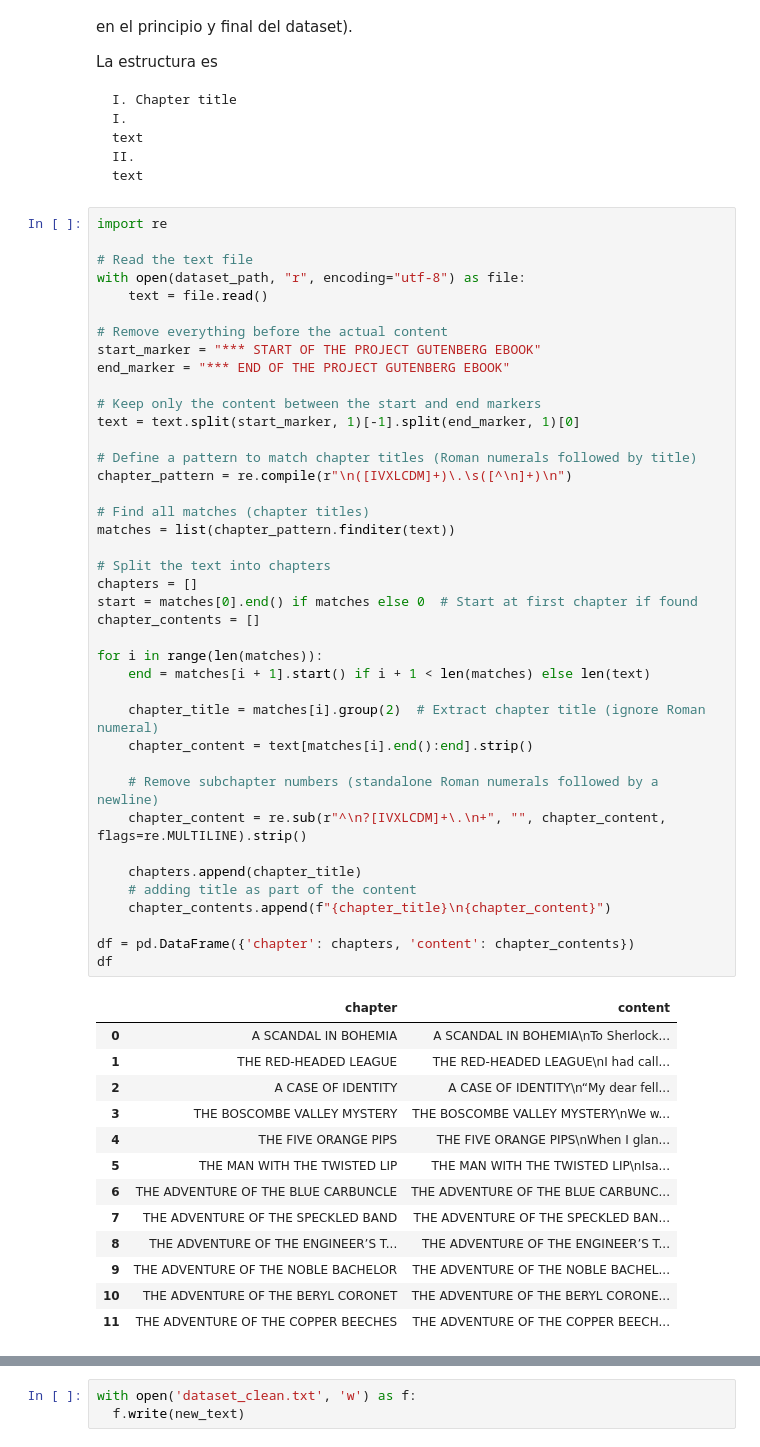
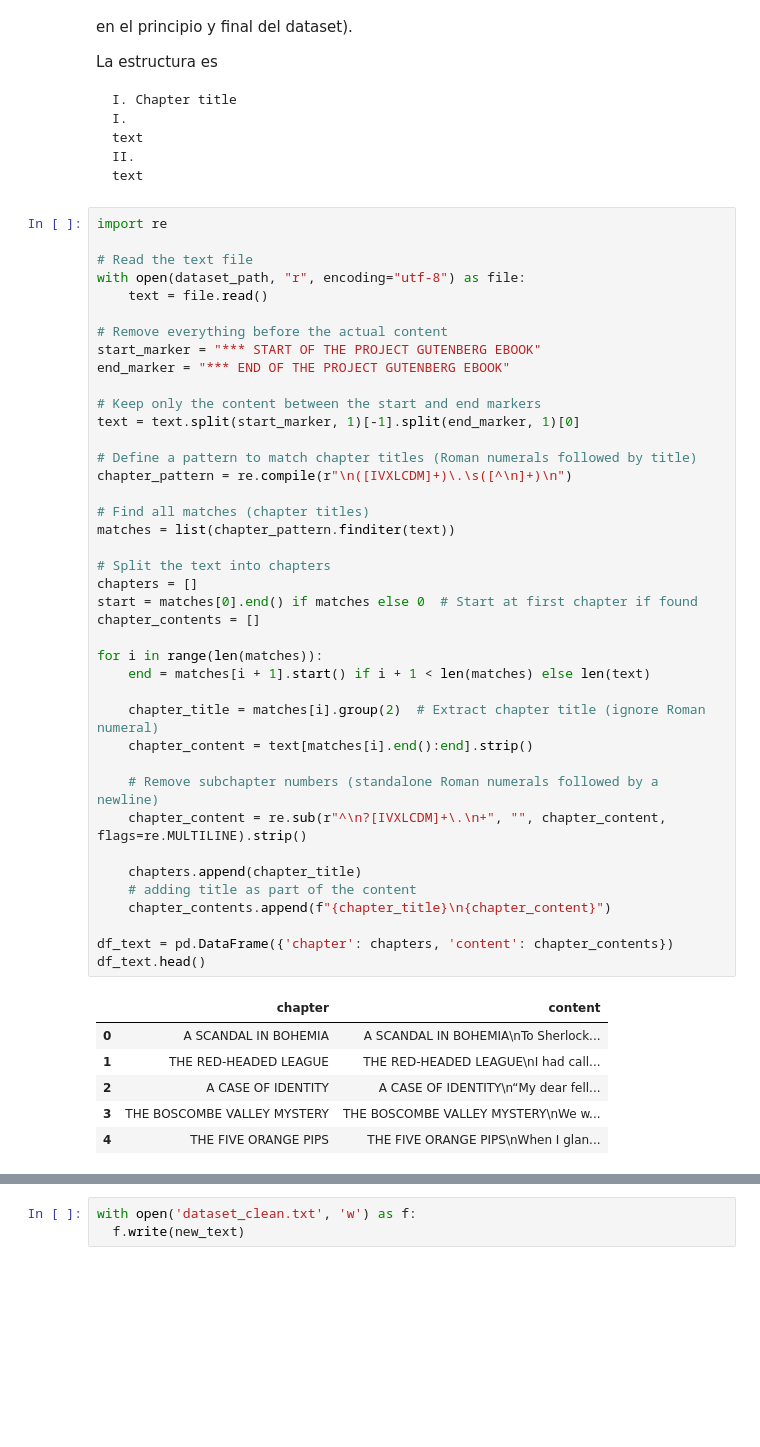
Before and after one commit to jmestanza/natural-language-processing-practice, a Jupyter notebook: desafios/Desafio_2/Desafio_2.ipynb, the cells around one changed output, grey strips where cells are left out. Drawn from its saved outputs; the diff is of its cells as text; blank space fills up the shorter version.

```diff
--- a/desafios/Desafio_2/Desafio_2.ipynb
+++ b/desafios/Desafio_2/Desafio_2.ipynb
@@ -114,40 +114,33 @@ text = text.split(start_marker, 1)[-1].split(end_marker, 1)[0]
 chapter_pattern = re.compile(r"\n([IVXLCDM]+)\.\s([^\n]+)\n")
 
 # Find all matches (chapter titles)
 matches = list(chapter_pattern.finditer(text))
 
 # Split the text into chapters
 chapters = []
 start = matches[0].end() if matches else 0  # Start at first chapter if found
 chapter_contents = []
 
 for i in range(len(matches)):
     end = matches[i + 1].start() if i + 1 < len(matches) else len(text)
 
     chapter_title = matches[i].group(2)  # Extract chapter title (ignore Roman numeral)
     chapter_content = text[matches[i].end():end].strip()
 
     # Remove subchapter numbers (standalone Roman numerals followed by a newline)
     chapter_content = re.sub(r"^\n?[IVXLCDM]+\.\n+", "", chapter_content, flags=re.MULTILINE).strip()
 
     chapters.append(chapter_title)
     # adding title as part of the content
     chapter_contents.append(f"{chapter_title}\n{chapter_content}")
 
-df = pd.DataFrame({'chapter': chapters, 'content': chapter_contents})
-df
+df_text = pd.DataFrame({'chapter': chapters, 'content': chapter_contents})
+df_text.head()
 # %% [output]
 |  | chapter | content |
 | 0 | A SCANDAL IN BOHEMIA | A SCANDAL IN BOHEMIA\nTo Sherlock... |
 | 1 | THE RED-HEADED LEAGUE | THE RED-HEADED LEAGUE\nI had call... |
 | 2 | A CASE OF IDENTITY | A CASE OF IDENTITY\n“My dear fell... |
 | 3 | THE BOSCOMBE VALLEY MYSTERY | THE BOSCOMBE VALLEY MYSTERY\nWe w... |
 | 4 | THE FIVE ORANGE PIPS | THE FIVE ORANGE PIPS\nWhen I glan... |
-| 5 | THE MAN WITH THE TWISTED LIP | THE MAN WITH THE TWISTED LIP\nIsa... |
-| 6 | THE ADVENTURE OF THE BLUE CARBUNCLE | THE ADVENTURE OF THE BLUE CARBUNC... |
-| 7 | THE ADVENTURE OF THE SPECKLED BAND | THE ADVENTURE OF THE SPECKLED BAN... |
-| 8 | THE ADVENTURE OF THE ENGINEER’S T... | THE ADVENTURE OF THE ENGINEER’S T... |
-| 9 | THE ADVENTURE OF THE NOBLE BACHELOR | THE ADVENTURE OF THE NOBLE BACHEL... |
-| 10 | THE ADVENTURE OF THE BERYL CORONET | THE ADVENTURE OF THE BERYL CORONE... |
-| 11 | THE ADVENTURE OF THE COPPER BEECHES | THE ADVENTURE OF THE COPPER BEECH... |
 # %%
```
Also changed, not shown: parts of 18 cells of this notebook.
